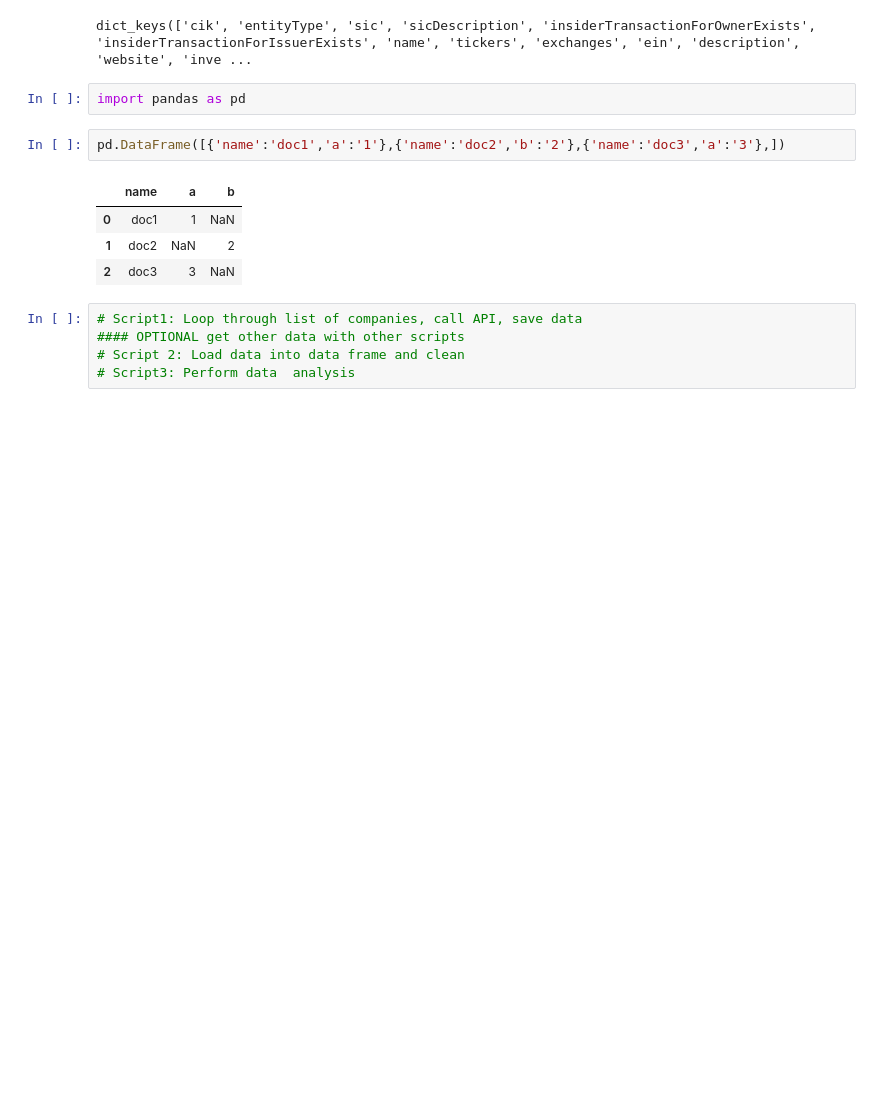
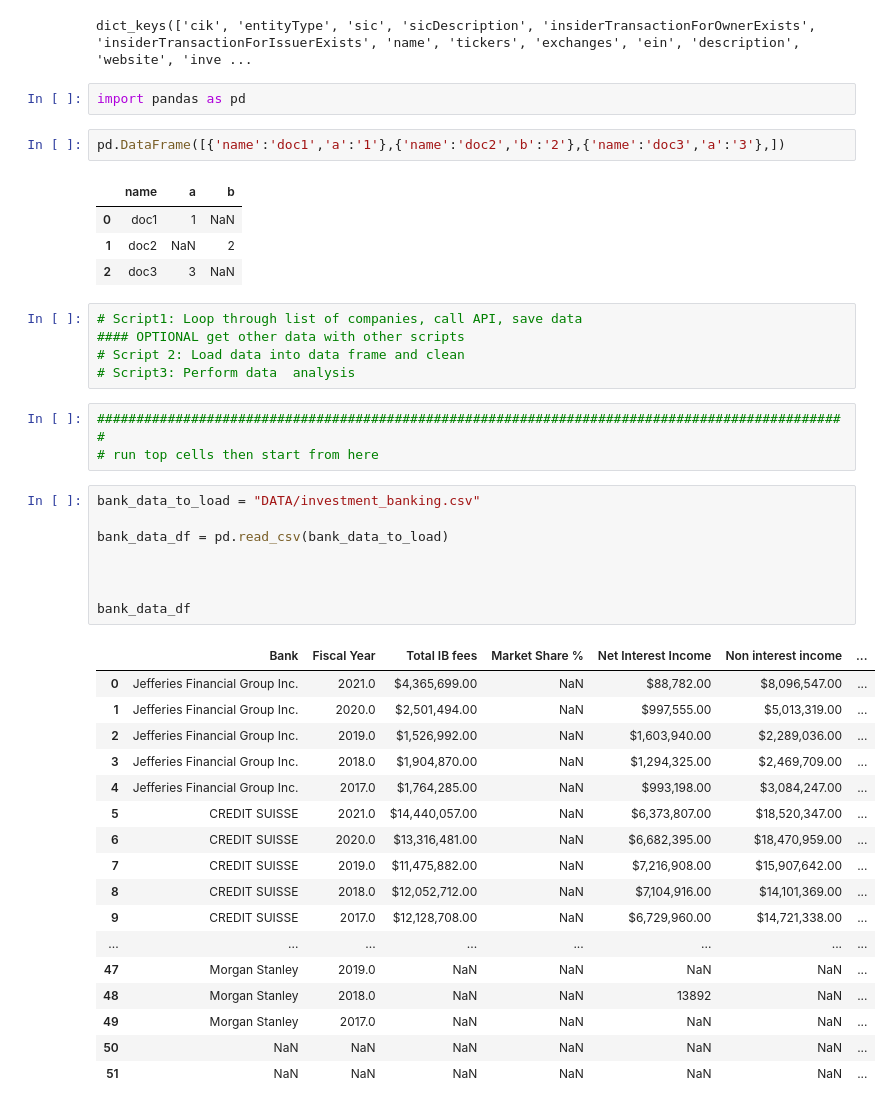
Before and after one commit to equitymarkets/InvestmentBanking, a Jupyter notebook: project_banks.ipynb, the cells around one changed output. Saved outputs shown, nothing was run; the diff lists cells and outputs as text; blank space fills up the shorter version.

```diff
--- a/project_banks.ipynb
+++ b/project_banks.ipynb
@@ -122,3 +118,32 @@ pd.DataFrame([{'name':'doc1','a':'1'},{'name':'doc2','b':'2'},{'name':'doc3','a'
 #### OPTIONAL get other data with other scripts
 # Script 2: Load data into data frame and clean
 # Script3: Perform data  analysis
+# %%
+################################################################################################
+# run top cells then start from here
+# %%
+bank_data_to_load = "DATA/investment_banking.csv"
+
+bank_data_df = pd.read_csv(bank_data_to_load)
+
+
+
+bank_data_df
+# %% [output]
+|  | Bank | Fiscal Year | Total IB fees | Market Share % | Net Interest Income | Non interest income | ... |
+| 0 | Jefferies Financial Group Inc. | 2021.0 | $4,365,699.00 | NaN | $88,782.00 | $8,096,547.00 | ... |
+| 1 | Jefferies Financial Group Inc. | 2020.0 | $2,501,494.00 | NaN | $997,555.00 | $5,013,319.00 | ... |
+| 2 | Jefferies Financial Group Inc. | 2019.0 | $1,526,992.00 | NaN | $1,603,940.00 | $2,289,036.00 | ... |
+| 3 | Jefferies Financial Group Inc. | 2018.0 | $1,904,870.00 | NaN | $1,294,325.00 | $2,469,709.00 | ... |
+| 4 | Jefferies Financial Group Inc. | 2017.0 | $1,764,285.00 | NaN | $993,198.00 | $3,084,247.00 | ... |
+| 5 | CREDIT SUISSE | 2021.0 | $14,440,057.00 | NaN | $6,373,807.00 | $18,520,347.00 | ... |
+| 6 | CREDIT SUISSE | 2020.0 | $13,316,481.00 | NaN | $6,682,395.00 | $18,470,959.00 | ... |
+| 7 | CREDIT SUISSE | 2019.0 | $11,475,882.00 | NaN | $7,216,908.00 | $15,907,642.00 | ... |
+| 8 | CREDIT SUISSE | 2018.0 | $12,052,712.00 | NaN | $7,104,916.00 | $14,101,369.00 | ... |
+| 9 | CREDIT SUISSE | 2017.0 | $12,128,708.00 | NaN | $6,729,960.00 | $14,721,338.00 | ... |
+| ... | ... | ... | ... | ... | ... | ... | ... |
+| 47 | Morgan Stanley | 2019.0 | NaN | NaN | NaN | NaN | ... |
+| 48 | Morgan Stanley | 2018.0 | NaN | NaN | 13892 | NaN | ... |
+| 49 | Morgan Stanley | 2017.0 | NaN | NaN | NaN | NaN | ... |
+| 50 | NaN | NaN | NaN | NaN | NaN | NaN | ... |
+| 51 | NaN | NaN | NaN | NaN | NaN | NaN | ... |
```
Also changed, not shown: parts of 7 cells of this notebook, 8 other files.
